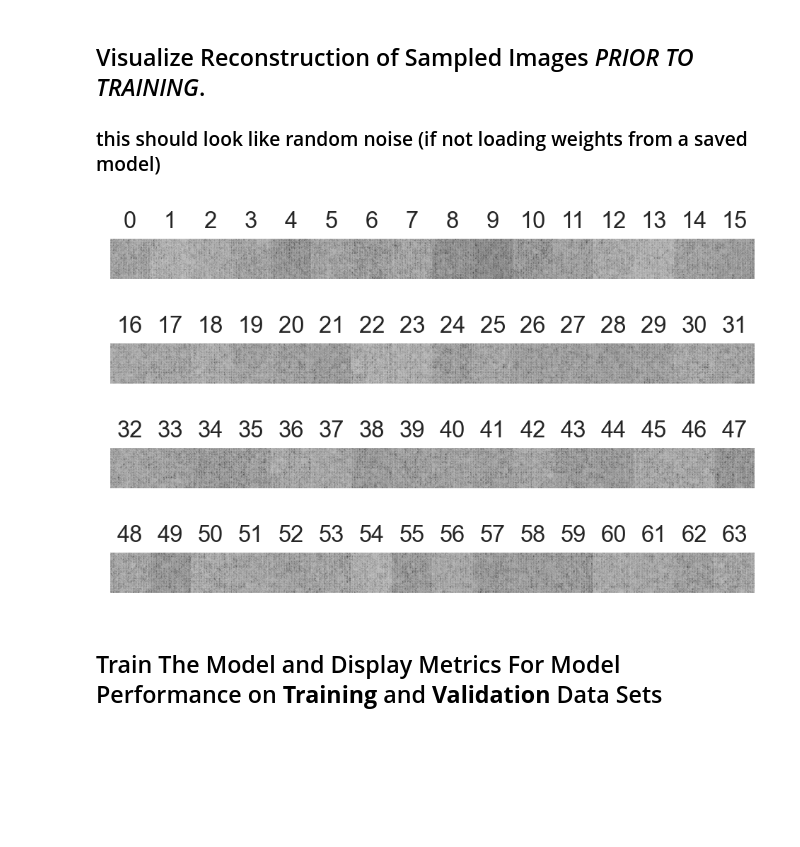
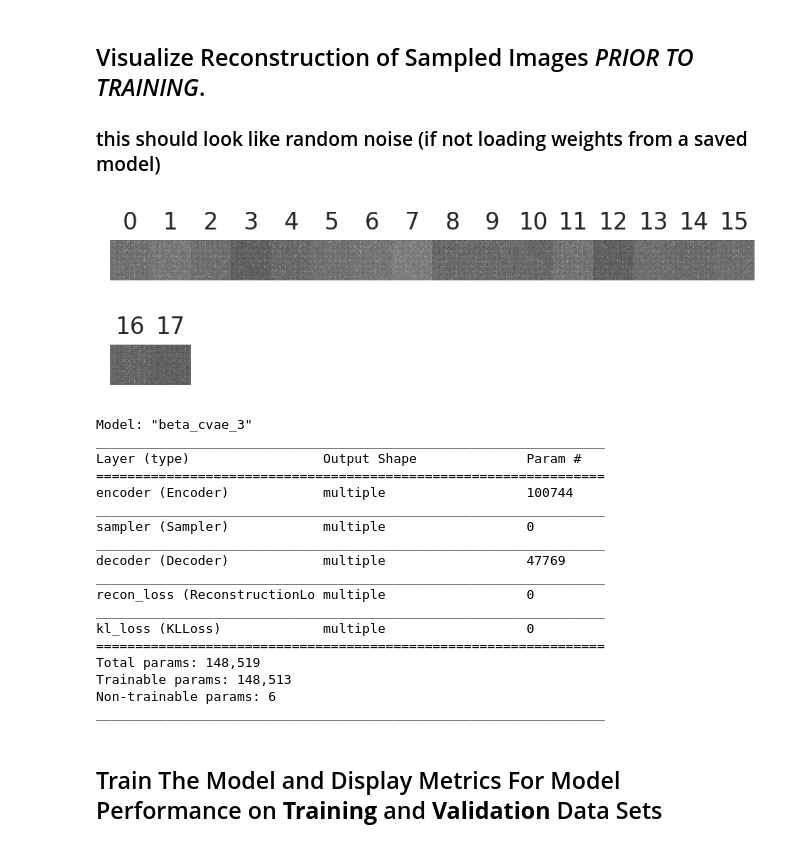
Before and after one commit to skugele/polyomino-imagery-env, a Jupyter notebook: notebooks/poly-learn.ipynb, the cells around one changed output. Drawn from its saved outputs; the diff is of its cells as text; code cells hidden in the pictures; blank space fills up the shorter version.

```diff
--- a/notebooks/poly-learn.ipynb
+++ b/notebooks/poly-learn.ipynb
@@ -42,14 +42,14 @@ physical_device_desc: "device: 0, name: NVIDIA GeForce GTX 980M, pci bus id: 000
 # %%
 ###### Constants ######
 RANDOM_SEED=8675309
-BATCH_SIZE=32
+BATCH_SIZE=128
 MAX_EPOCHS=500
-PERCENT_VAL=0.1 # percentage of test data used for validation
+PERCENT_VAL=0.01 # percentage of test data used for validation
 
 # Autoencoder Parameters
-LATENT_DIM = 16
+LATENT_DIM = 4
 INPUT_SHAPE = (128, 128, 1)
-BETA = 1.2  # Penalty coefficient on KL divergence (used to pressure the latent representations to be disentangled)
+BETA = 1.1  # Penalty coefficient on KL divergence (used to pressure the latent representations to be disentangled)
 
 # Save/Load Model Constants
 SAVE_PATH = os.path.join('..', 'models', 'cvae-poly')
@@ -291,15 +291,15 @@ class Decoder(tf.keras.layers.Layer):
         x = self.trans_conv4(x)
         return self.trans_conv5(x)
 # %%
-preprocessor = Preprocessor()
-encoder = Encoder(latent_dim=LATENT_DIM)
-sampler = Sampler()
-decoder = Decoder()
+# preprocessor = Preprocessor()
+# encoder = Encoder(latent_dim=LATENT_DIM)
+# sampler = Sampler()
+# decoder = Decoder()
 
-inputs = tf.keras.layers.Input(shape=INPUT_SHAPE, name="input")
-mu, logvar, sigma, x = encoder(inputs)
-z = sampler((mu, sigma))
-x_recon = decoder(z)
+# inputs = tf.keras.layers.Input(shape=INPUT_SHAPE, name="input")
+# mu, logvar, sigma, x = encoder(inputs)
+# z = sampler((mu, sigma))
+# x_recon = decoder(z)
 # %% [markdown]
 # VAE Loss Function
 <h2>
@@ -365,8 +404,4 @@ class KLLoss(tf.keras.layers.Layer):
 # %%
-recon_loss = ReconstructionLoss()([x, x_recon])
-kl_loss = KLLoss(beta=BETA)([mu, logvar])
-
-optimizer = tf.keras.optimizers.Adam(learning_rate=1e-3)
-
-model = tf.keras.Model(inputs=inputs, outputs = [x_recon, recon_loss, kl_loss])
-model.compile(optimizer=optimizer, loss=None)
+vae = BetaCVAE(latent_dims=LATENT_DIM, beta=BETA)
+vae.compile(optimizer=tf.keras.optimizers.Adam(learning_rate=1e-3),
+            loss=None)
@@ -401,12 +412,12 @@ tf.keras.utils.plot_model(model)
 # %%
 n = 64
 
 # visualize generation before training
 if TRAINING:
     images = x_val[0:n]
 
-    xs, _, _ = model(images)  # reconstructed images
+    xs, _, _ = vae(images)  # reconstructed images
 
     display_images(images=xs[0:n], rows=4, cols=16, dpi=196, labels=range(n))
 # %% [output]
-[figure, old version]
+[figure, new version]
@@ -413,3 +426,24 @@ if TRAINING:
+# %%
+vae.summary()
+# %% [output]
+Model: "beta_cvae_3"
+_________________________________________________________________
+Layer (type)                 Output Shape              Param #
+=================================================================
+encoder (Encoder)            multiple                  100744
+_________________________________________________________________
+sampler (Sampler)            multiple                  0
+_________________________________________________________________
+decoder (Decoder)            multiple                  47769
+_________________________________________________________________
+recon_loss (ReconstructionLo multiple                  0
+_________________________________________________________________
+kl_loss (KLLoss)             multiple                  0
+=================================================================
+Total params: 148,519
+Trainable params: 148,513
+Non-trainable params: 6
+_________________________________________________________________
 # %% [markdown]
 ## Train The Model and Display Metrics For Model Performance on **Training** and **Validation** Data Sets
 # %%
```
Also changed, not shown: parts of 17 cells of this notebook.
